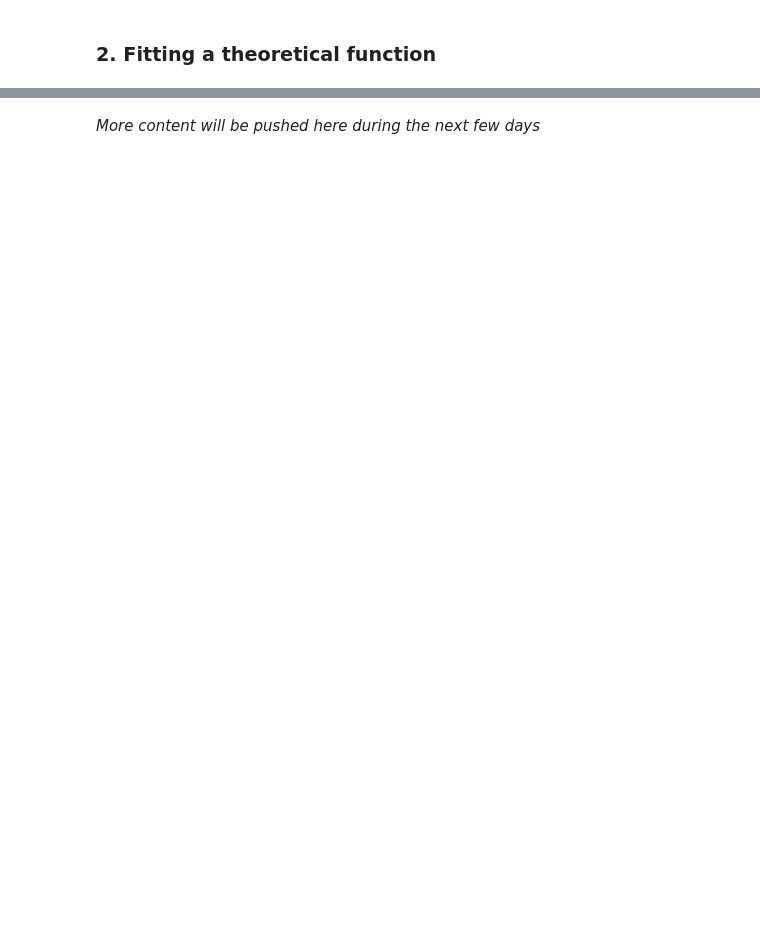
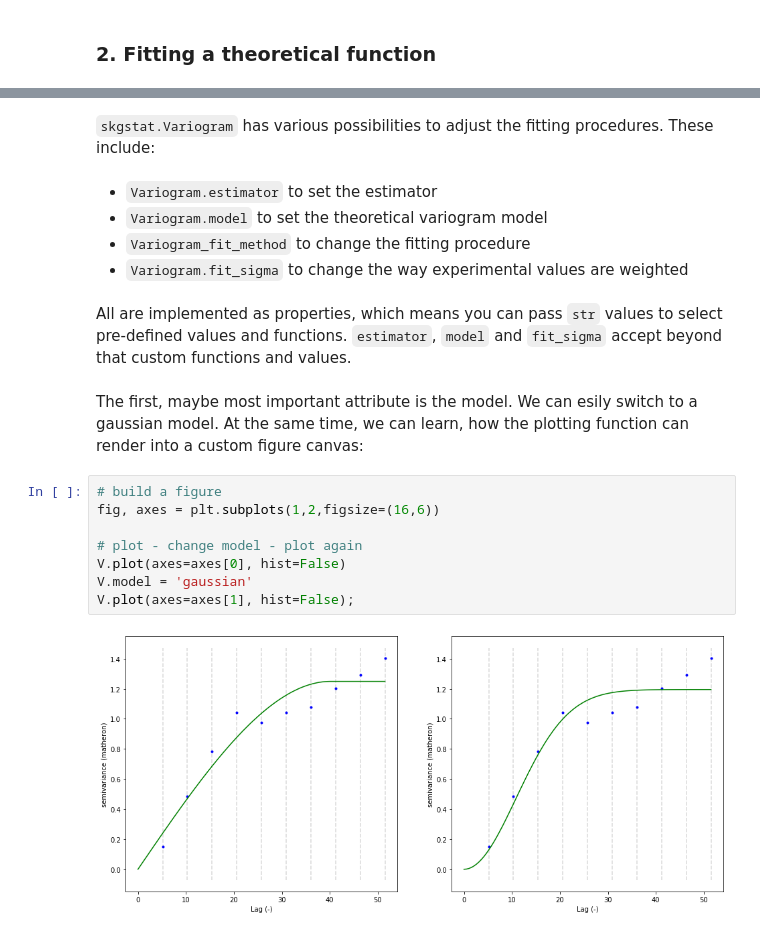
Before and after one commit to mmaelicke/egu2020, a Jupyter notebook: egu_2020.ipynb, the cells around one changed output, grey strips where cells are left out. Saved outputs shown, nothing was run; the diff lists cells and outputs as text; blank space fills up the shorter version.

Commit message:
more on models

```diff
--- a/egu_2020.ipynb
+++ b/egu_2020.ipynb
@@ -155,3 +156,22 @@ The second part is mostly about fitting a theoretical function to an experimenta
 * [Technical note about fitting](https://mmaelicke.github.io/scikit-gstat/technical/fitting.html)
-# %% [markdown]
-*More content will be pushed here during the next few days*
+# %% [markdown]
+`skgstat.Variogram` has various possibilities to adjust the fitting procedures. These include:
+# %% [markdown]
+* `Variogram.estimator` to set the estimator
+* `Variogram.model` to set the theoretical variogram model
+* `Variogram_fit_method` to change the fitting procedure
+* `Variogram.fit_sigma` to change the way experimental values are weighted
+# %% [markdown]
+All are implemented as properties, which means you can pass `str` values to select pre-defined values and functions. `estimator`, `model` and `fit_sigma` accept beyond that custom functions and values.
+# %% [markdown]
+The first, maybe most important attribute is the model. We can esily switch to a gaussian model. At the same time, we can learn, how the plotting function can render into a custom figure canvas:
+# %%
+# build a figure
+fig, axes = plt.subplots(1,2,figsize=(16,6))
+
+# plot - change model - plot again
+V.plot(axes=axes[0], hist=False)
+V.model = 'gaussian'
+V.plot(axes=axes[1], hist=False);
+# %% [output]
+[figure, added]
```
Also changed, not shown: parts of 8 cells of this notebook, 5 other files.
